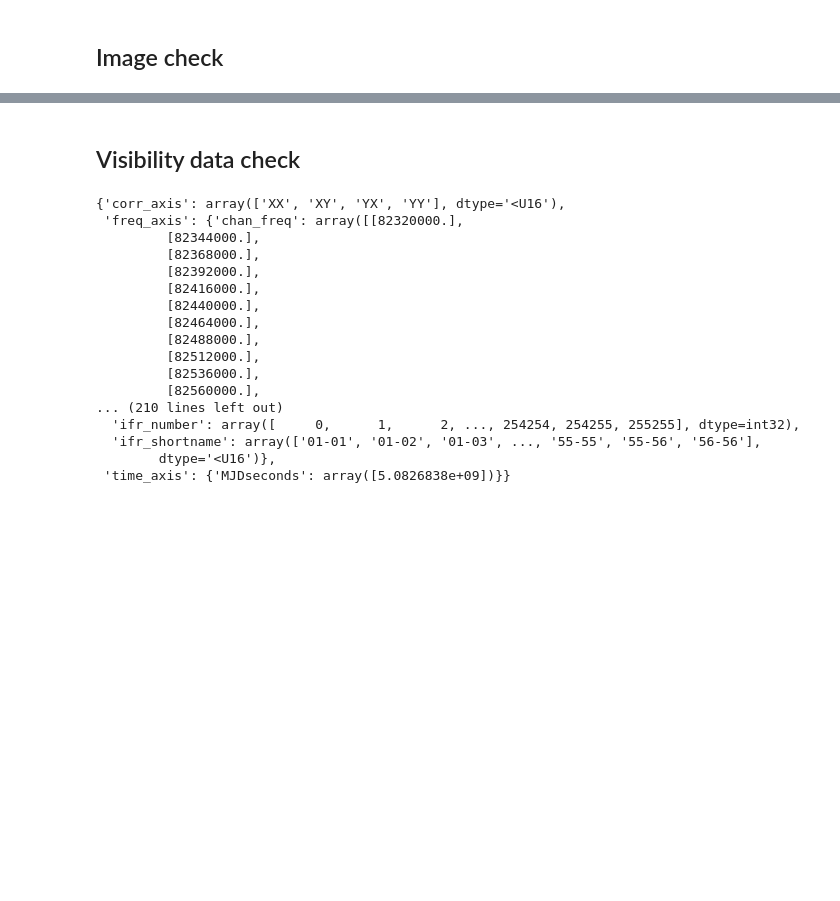
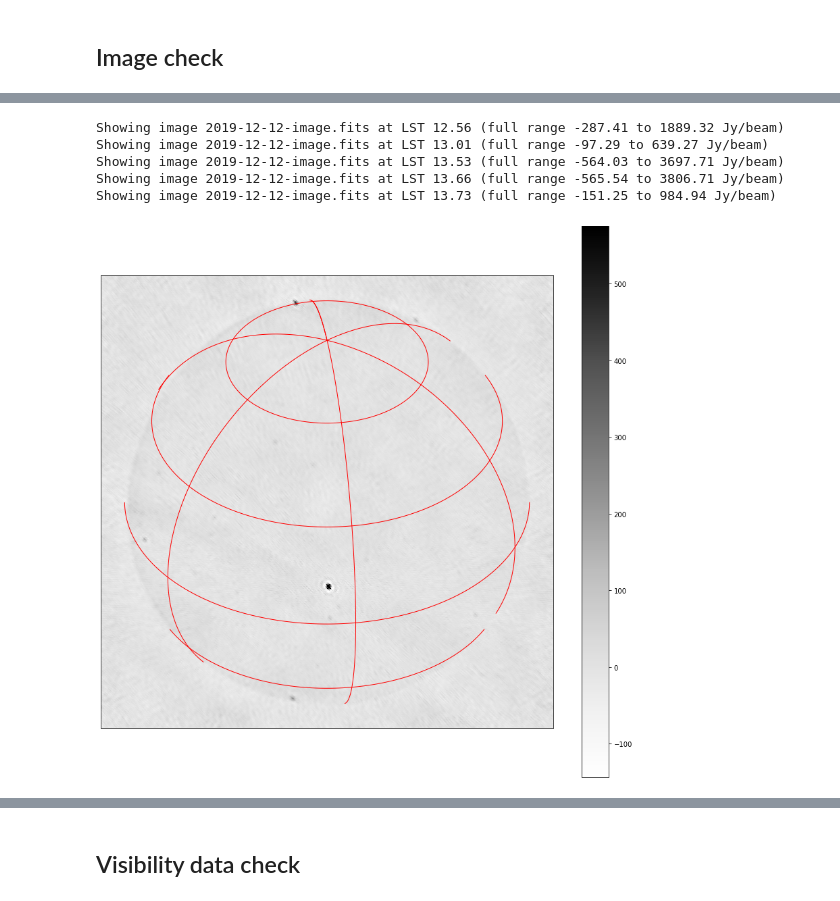
Before and after one commit to ovro-lwa/calim-pipeline-phase2, a Jupyter notebook: lwa_pipeline.ipynb, the cells around one changed output, grey strips where cells are left out. Drawn from its saved outputs; the diff is of its cells as text; code cells hidden in the pictures; blank space fills up the shorter version.

```diff
--- a/lwa_pipeline.ipynb
+++ b/lwa_pipeline.ipynb
@@ -86,0 +128,11 @@ Image ranges from -132.9811248779297 to 1264.8763427734375
+# %%
+fitsfiles = sorted(glob.glob(outdir + '2019-12-12/*/*/*image.fits'))
+for fitsfile in fitsfiles:
+    showfits(fitsfile)
+# %% [output]
+Showing image 2019-12-12-image.fits at LST 12.56 (full range -287.41 to 1889.32 Jy/beam)
+Showing image 2019-12-12-image.fits at LST 13.01 (full range -97.29 to 639.27 Jy/beam)
+Showing image 2019-12-12-image.fits at LST 13.53 (full range -564.03 to 3697.71 Jy/beam)
+Showing image 2019-12-12-image.fits at LST 13.66 (full range -565.54 to 3806.71 Jy/beam)
+Showing image 2019-12-12-image.fits at LST 13.73 (full range -151.25 to 984.94 Jy/beam)
+[figure, added]
@@ -93,24 +149,4 @@ ms.summary()
 getdata = ms.getdata(['data', 'data_desc_id', 'axis_info'], ifraxis=True)
 data = getdata['data']
 npol, nchan, nbl = data.shape
-# %%
-getdata['axis_info']
-# %% [output]
-{'corr_axis': array(['XX', 'XY', 'YX', 'YY'], dtype='<U16'),
- 'freq_axis': {'chan_freq': array([[82320000.],
-         [82344000.],
-         [82368000.],
-         [82392000.],
-         [82416000.],
-         [82440000.],
-         [82464000.],
-         [82488000.],
-         [82512000.],
-         [82536000.],
-         [82560000.],
-... (210 lines left out)
-  'ifr_number': array([     0,      1,      2, ..., 254254, 254255, 255255], dtype=int32),
-  'ifr_shortname': array(['01-01', '01-02', '01-03', ..., '55-55', '55-56', '56-56'],
-        dtype='<U16')},
- 'time_axis': {'MJDseconds': array([5.0826838e+09])}}
 # %%
```
Also changed, not shown: parts of 20 cells of this notebook.
